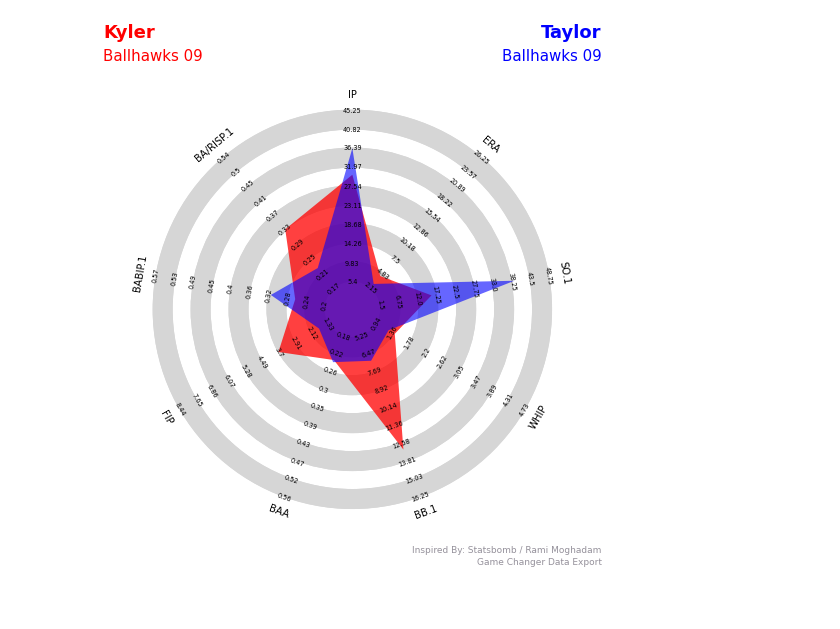
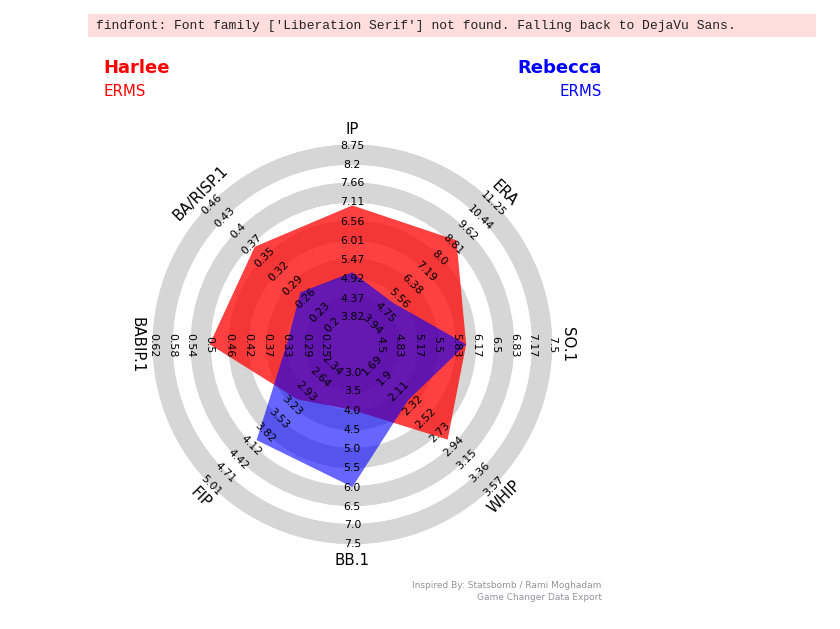
Before and after one commit to highsmithjd/gamechanger_python, a Jupyter notebook: gc-pitchers-radar-chart.ipynb, the cells around one changed output. Drawn from its saved outputs; the diff is of its cells as text; code cells hidden in the pictures.

```diff
--- a/gc-pitchers-radar-chart.ipynb
+++ b/gc-pitchers-radar-chart.ipynb
@@ -28,7 +29,7 @@ gc_stats["ERA"] = pd.to_numeric(gc_stats["ERA"])
 gc_stats["SO.1"] = pd.to_numeric(gc_stats["SO.1"])
 gc_stats["WHIP"] = pd.to_numeric(gc_stats["WHIP"])
 gc_stats["BB.1"] = pd.to_numeric(gc_stats["BB.1"])
-gc_stats["BAA"] = pd.to_numeric(gc_stats["BAA"])
+# gc_stats["BAA"] = pd.to_numeric(gc_stats["BAA"])
 gc_stats["FIP"] = pd.to_numeric(gc_stats["FIP"])
 gc_stats["BABIP.1"] = pd.to_numeric(gc_stats["BABIP.1"])
 gc_stats["BA/RISP.1"] = pd.to_numeric(gc_stats["BA/RISP.1"])
@@ -45,6 +46,6 @@ gc_stats_IP = gc_stats_pitching[gc_stats_pitching["IP"] != 0]
 # new dataframe with only the columns we need for the radar chart
 # also using .reset_index to clean it up
 
-gc_stats_pitchers_only = gc_stats_IP[["Number", "Last", "First", "IP", "ERA", "SO.1", "WHIP", "BB.1", "BAA", "FIP", "BABIP.1", "BA/RISP.1"]].reset_index()
+gc_stats_pitchers_only = gc_stats_IP[["Number", "Last", "First", "IP", "ERA", "SO.1", "WHIP", "BB.1", "FIP", "BABIP.1", "BA/RISP.1"]].reset_index()
 gc_stats_pitchers_only
 # %% [output]
@@ -75,9 +75,9 @@ for x in params:
     ranges.append((a,b))
 
 for x in range(len(gc_stats_pitchers_only['First'])):
-    if gc_stats_pitchers_only['First'][x] == 'Kyler':
+    if gc_stats_pitchers_only['First'][x] == 'Harlee':
         a_values = gc_stats_pitchers_only.iloc[x].values.tolist()
-    if gc_stats_pitchers_only['First'][x] == 'Taylor':
+    if gc_stats_pitchers_only['First'][x] == 'Rebecca':
         b_values = gc_stats_pitchers_only.iloc[x].values.tolist()
 
 a_values = a_values[4:]
@@ -88,13 +88,13 @@ values = [a_values,b_values]
 #title
 
 title = dict(
-    title_name='Kyler',
+    title_name='Harlee',
     title_color = 'red',
-    subtitle_name = 'Ballhawks 09',
+    subtitle_name = 'ERMS',
     subtitle_color = 'red',
-    title_name_2='Taylor',
+    title_name_2='Rebecca',
     title_color_2 = 'blue',
-    subtitle_name_2 = 'Ballhawks 09',
+    subtitle_name_2 = 'ERMS',
     subtitle_color_2 = 'blue',
     title_fontsize = 18,
     subtitle_fontsize=15
@@ -102,11 +102,12 @@ title = dict(
 
 endnote = 'Game Changer Data Export'
 # %%
-radar = Radar()
+radar = Radar(label_fontsize=15, range_fontsize=11)
 
 fig,ax = radar.plot_radar(ranges=ranges,params=params,values=values,
                          radar_color=['red','blue'],
                          alphas=[.75,.6],title=title,endnote=endnote,
                          compare=True)
 # %% [output]
+findfont: Font family ['Liberation Serif'] not found. Falling back to DejaVu Sans.
-[figure, old version]
+[figure, new version]
```
Also changed, not shown: parts of 4 cells of this notebook, 3 other files.
